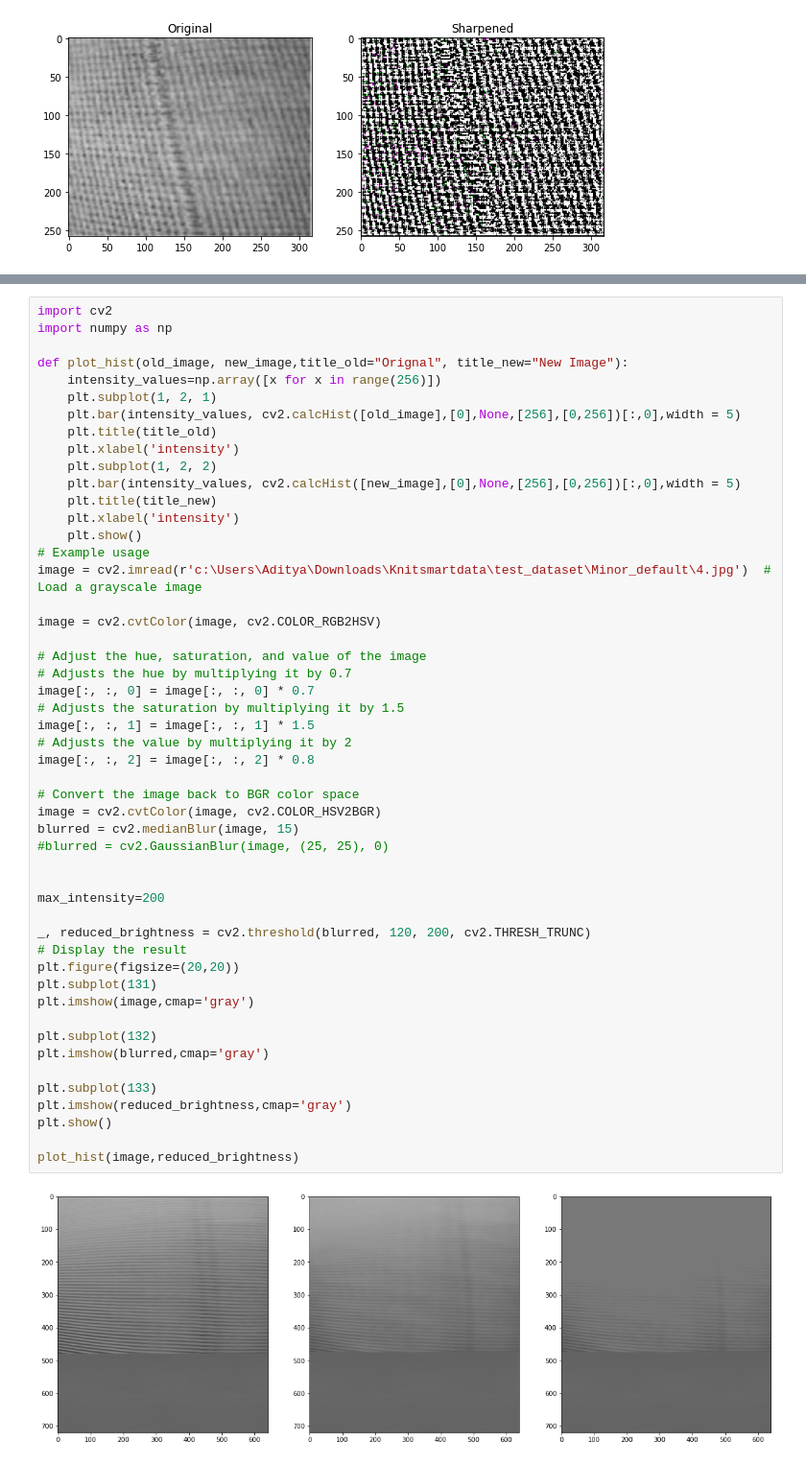
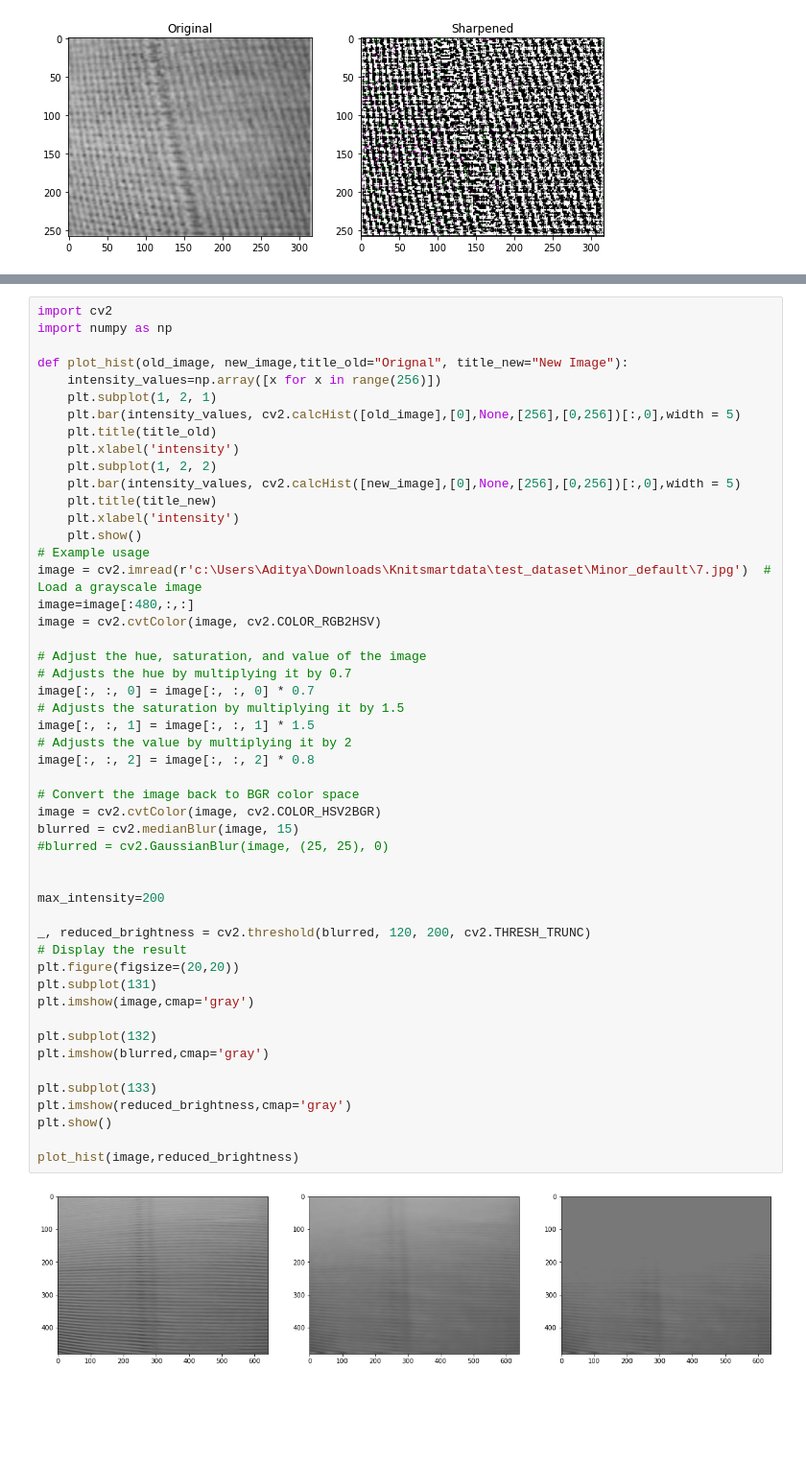
Before and after one commit to adityagupta-apg/knitsmart, a Jupyter notebook: practice.ipynb, the cells around one changed output, grey strips where cells are left out. Shown at 96% size. Cells and saved outputs as stored; diff of their text form; blank space fills up the shorter version.

```diff
--- a/practice.ipynb
+++ b/practice.ipynb
@@ -133,39 +124,39 @@ def plot_hist(old_image, new_image,title_old="Orignal", title_new="New Image"):
     plt.xlabel('intensity')
     plt.show()
 # Example usage
-image = cv2.imread(r'c:\Users\Aditya\Downloads\Knitsmartdata\test_dataset\Minor_default\4.jpg')  # Load a grayscale image
-
+image = cv2.imread(r'c:\Users\Aditya\Downloads\Knitsmartdata\test_dataset\Minor_default\7.jpg')  # Load a grayscale image
+image=image[:480,:,:]
 image = cv2.cvtColor(image, cv2.COLOR_RGB2HSV)
 
 # Adjust the hue, saturation, and value of the image
 # Adjusts the hue by multiplying it by 0.7
 image[:, :, 0] = image[:, :, 0] * 0.7
 # Adjusts the saturation by multiplying it by 1.5
 image[:, :, 1] = image[:, :, 1] * 1.5
 # Adjusts the value by multiplying it by 2
 image[:, :, 2] = image[:, :, 2] * 0.8
 
 # Convert the image back to BGR color space
 image = cv2.cvtColor(image, cv2.COLOR_HSV2BGR)
 blurred = cv2.medianBlur(image, 15)
 #blurred = cv2.GaussianBlur(image, (25, 25), 0)
 
 
 max_intensity=200
 
 _, reduced_brightness = cv2.threshold(blurred, 120, 200, cv2.THRESH_TRUNC)
 # Display the result
 plt.figure(figsize=(20,20))
 plt.subplot(131)
 plt.imshow(image,cmap='gray')
 
 plt.subplot(132)
 plt.imshow(blurred,cmap='gray')
 
 plt.subplot(133)
 plt.imshow(reduced_brightness,cmap='gray')
 plt.show()
 
 plot_hist(image,reduced_brightness)
 # %% [output]
-[figure, old version]
+[figure, new version]
```
Also changed, not shown: parts of 12 cells of this notebook.
